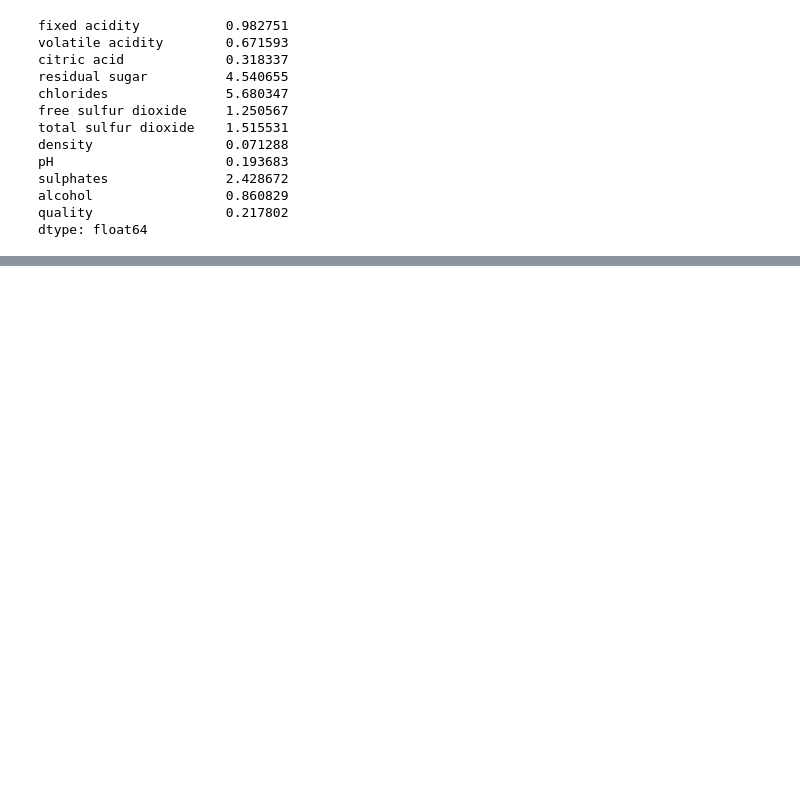
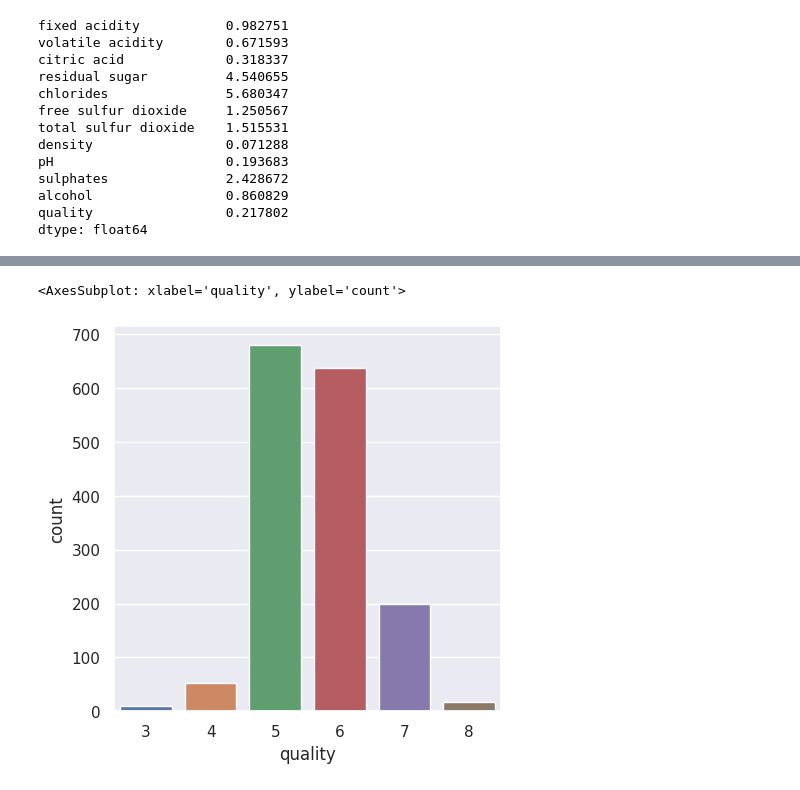
Before and after one commit to AnthonyLzq/py-macro, a Jupyter notebook: pc2.ipynb, the cells around one changed output, grey strips where cells are left out. Drawn from its saved outputs; the diff is of its cells as text; code cells hidden in the pictures; blank space fills up the shorter version.

```diff
--- a/pc2.ipynb
+++ b/pc2.ipynb
@@ -124,0 +193,6 @@ dtype: float64
+# %%
+sns.set(rc = { 'figure.figsize': (5, 5) })
+sns.countplot(x = wines_df['quality'])
+# %% [output]
+<AxesSubplot: xlabel='quality', ylabel='count'>
+[figure, added]
```
Also changed, not shown: parts of 14 cells of this notebook.
